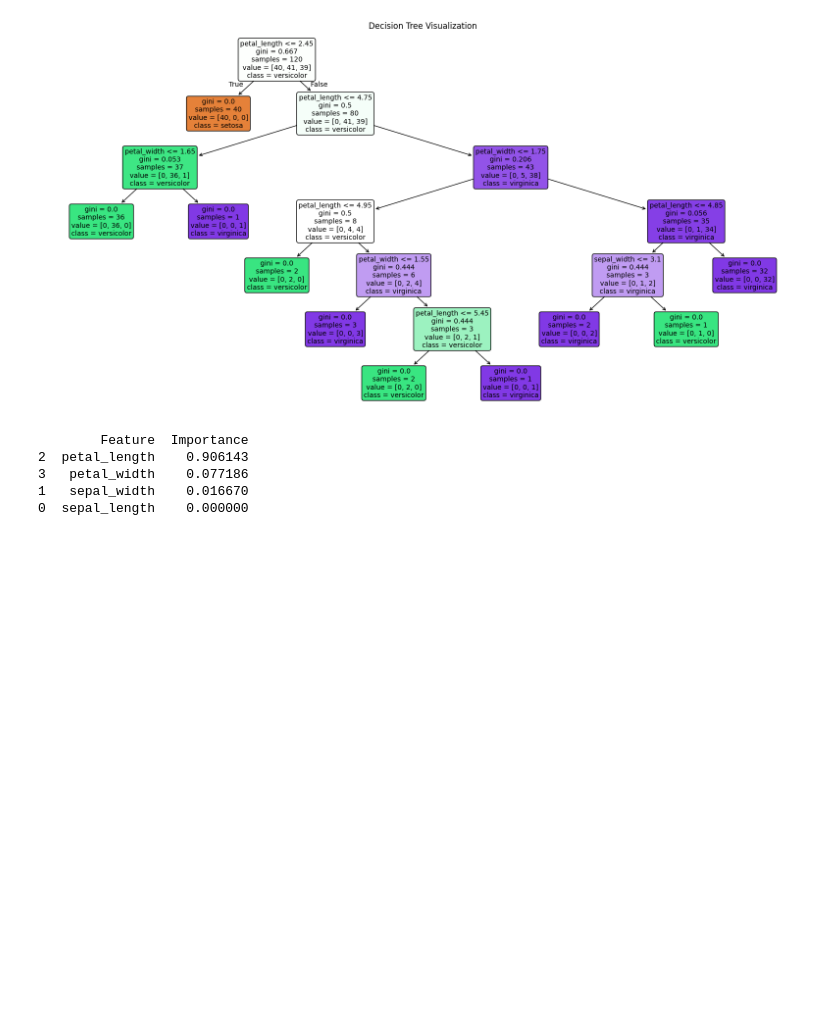
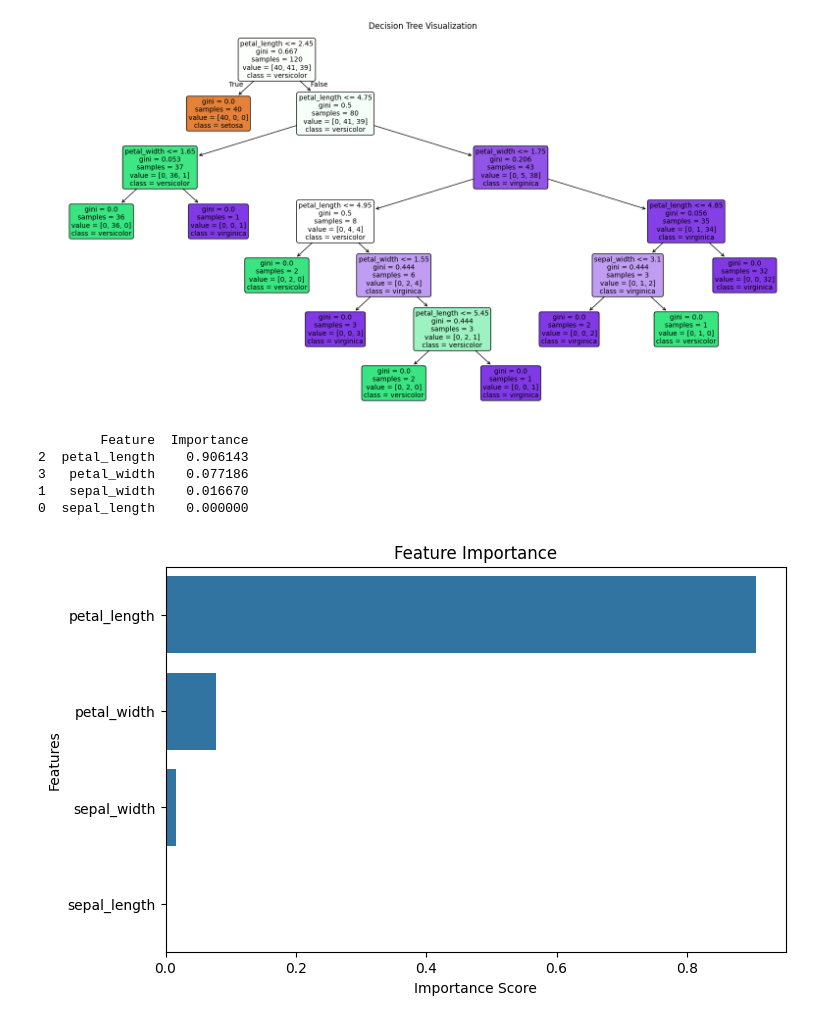
Before and after one commit to Ruchitha-006/CODVEDA_ML_INTERNSHIP, a Jupyter notebook: Level_2/Task_4_Decision_Tree.ipynb, the cells around one changed output. Drawn from its saved outputs; the diff is of its cells as text; code cells hidden in the pictures; blank space fills up the shorter version.

```diff
--- a/Level_2/Task_4_Decision_Tree.ipynb
+++ b/Level_2/Task_4_Decision_Tree.ipynb
@@ -158,20 +158,35 @@ plt.show()
 # %%
 # Display Feature Importance
 
 feature_importance = pd.DataFrame({
     "Feature": X.columns,
     "Importance": model.feature_importances_
 })
 
 feature_importance = feature_importance.sort_values(
     by="Importance",
     ascending=False
 )
 
 print(feature_importance)
+
+plt.figure(figsize=(8, 5))
+
+sns.barplot(
+    data=feature_importance,
+    x="Importance",
+    y="Feature"
+)
+
+plt.title("Feature Importance")
+plt.xlabel("Importance Score")
+plt.ylabel("Features")
+
+plt.show()
 # %% [output]
         Feature  Importance
 2  petal_length    0.906143
 3   petal_width    0.077186
 1   sepal_width    0.016670
 0  sepal_length    0.000000
+[figure, added]
```
